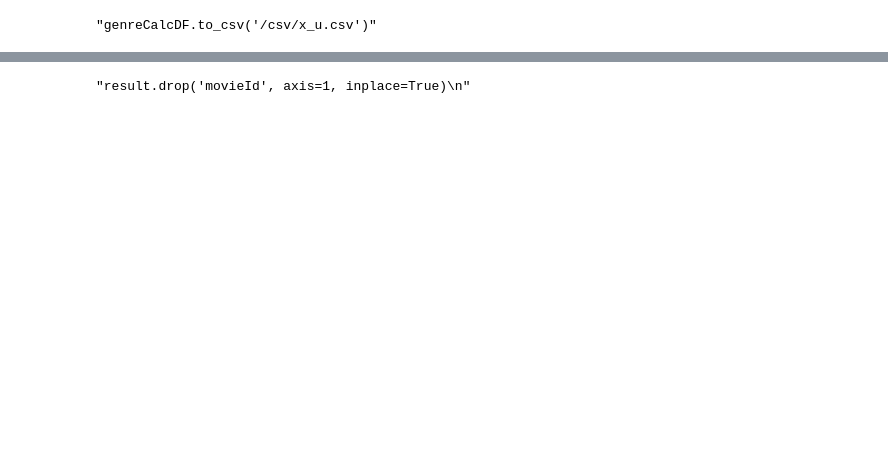
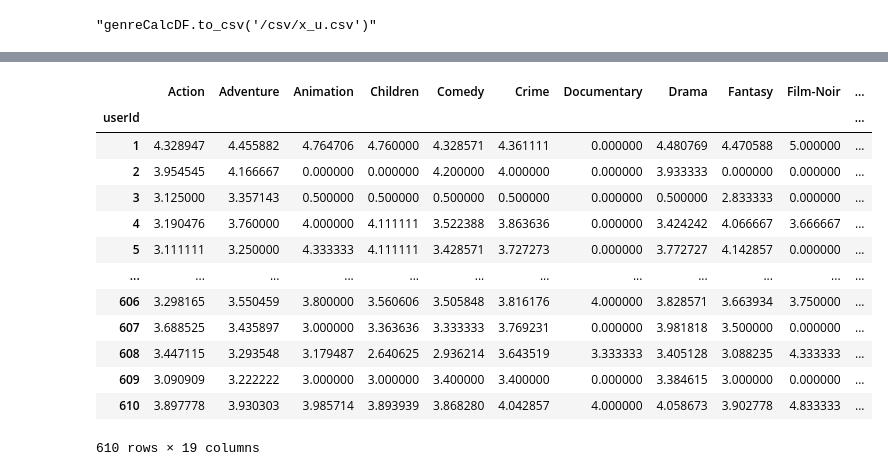
Before and after one commit to sewarslan/final_project, a Jupyter notebook: movie_recommender/data process for nn2.ipynb, the cells around one changed output, grey strips where cells are left out. Drawn from its saved outputs; the diff is of its cells as text; code cells hidden in the pictures; blank space fills up the shorter version.

```diff
--- a/movie_recommender/data process for nn2.ipynb
+++ b/movie_recommender/data process for nn2.ipynb
@@ -350,5 +433,19 @@ result"""
 # %%
-"""result.drop('movieId', axis=1, inplace=True)
-"""
+result.replace(np.nan, 0, inplace=True)
+result.drop(columns='userId', axis=1, inplace=True)
+result
 # %% [output]
+|  | Action | Adventure | Animation | Children | Comedy | Crime | Documentary | Drama | Fantasy | Film-Noir | ... |
+| userId |  |  |  |  |  |  |  |  |  |  | ... |
+| 1 | 4.328947 | 4.455882 | 4.764706 | 4.760000 | 4.328571 | 4.361111 | 0.000000 | 4.480769 | 4.470588 | 5.000000 | ... |
+| 2 | 3.954545 | 4.166667 | 0.000000 | 0.000000 | 4.200000 | 4.000000 | 0.000000 | 3.933333 | 0.000000 | 0.000000 | ... |
+| 3 | 3.125000 | 3.357143 | 0.500000 | 0.500000 | 0.500000 | 0.500000 | 0.000000 | 0.500000 | 2.833333 | 0.000000 | ... |
+| 4 | 3.190476 | 3.760000 | 4.000000 | 4.111111 | 3.522388 | 3.863636 | 0.000000 | 3.424242 | 4.066667 | 3.666667 | ... |
+| 5 | 3.111111 | 3.250000 | 4.333333 | 4.111111 | 3.428571 | 3.727273 | 0.000000 | 3.772727 | 4.142857 | 0.000000 | ... |
+| ... | ... | ... | ... | ... | ... | ... | ... | ... | ... | ... | ... |
+| 606 | 3.298165 | 3.550459 | 3.800000 | 3.560606 | 3.505848 | 3.816176 | 4.000000 | 3.828571 | 3.663934 | 3.750000 | ... |
+| 607 | 3.688525 | 3.435897 | 3.000000 | 3.363636 | 3.333333 | 3.769231 | 0.000000 | 3.981818 | 3.500000 | 0.000000 | ... |
+| 608 | 3.447115 | 3.293548 | 3.179487 | 2.640625 | 2.936214 | 3.643519 | 3.333333 | 3.405128 | 3.088235 | 4.333333 | ... |
+| 609 | 3.090909 | 3.222222 | 3.000000 | 3.000000 | 3.400000 | 3.400000 | 0.000000 | 3.384615 | 3.000000 | 0.000000 | ... |
+| 610 | 3.897778 | 3.930303 | 3.985714 | 3.893939 | 3.868280 | 4.042857 | 4.000000 | 4.058673 | 3.902778 | 4.833333 | ... |
-"result.drop('movieId', axis=1, inplace=True)\n"
+610 rows × 19 columns
```
Also changed, not shown: parts of 12 cells of this notebook, 3 other files.
